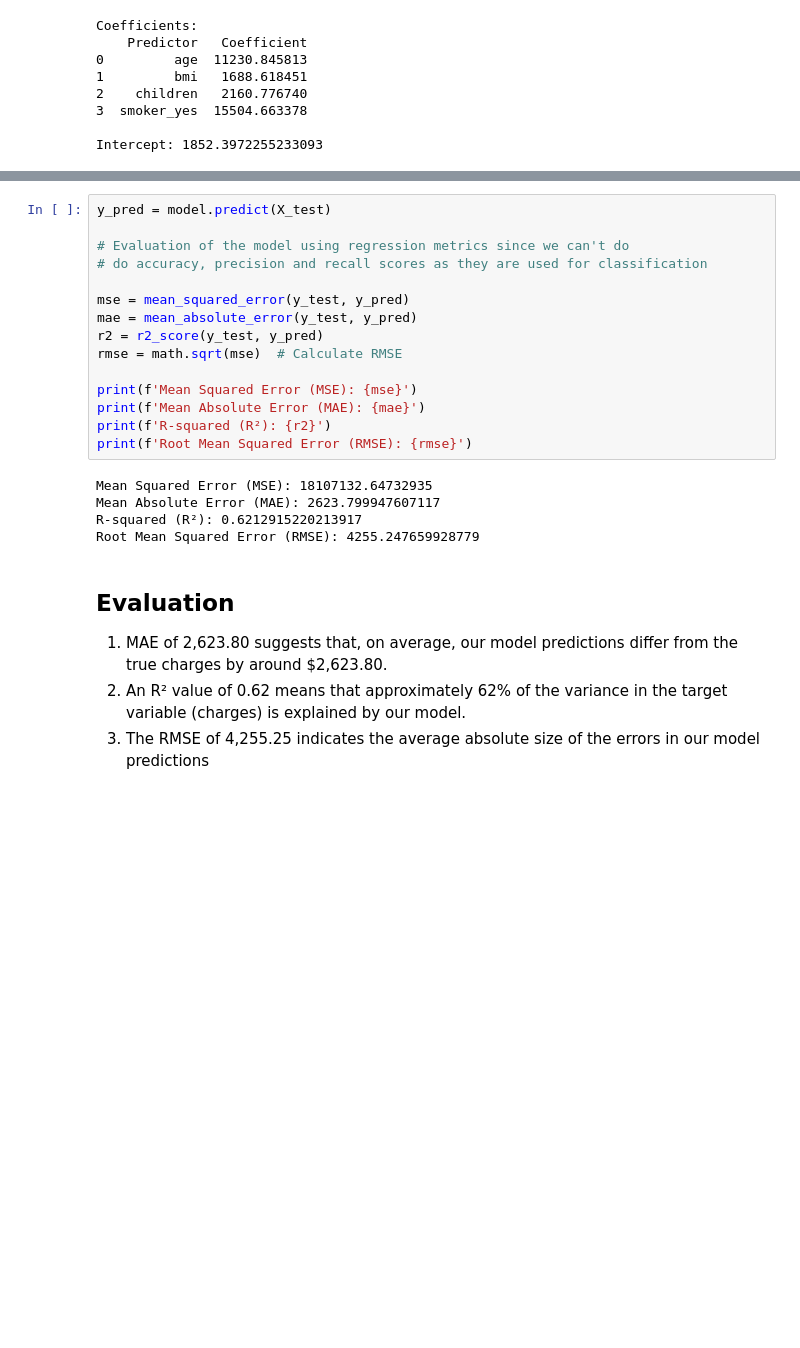
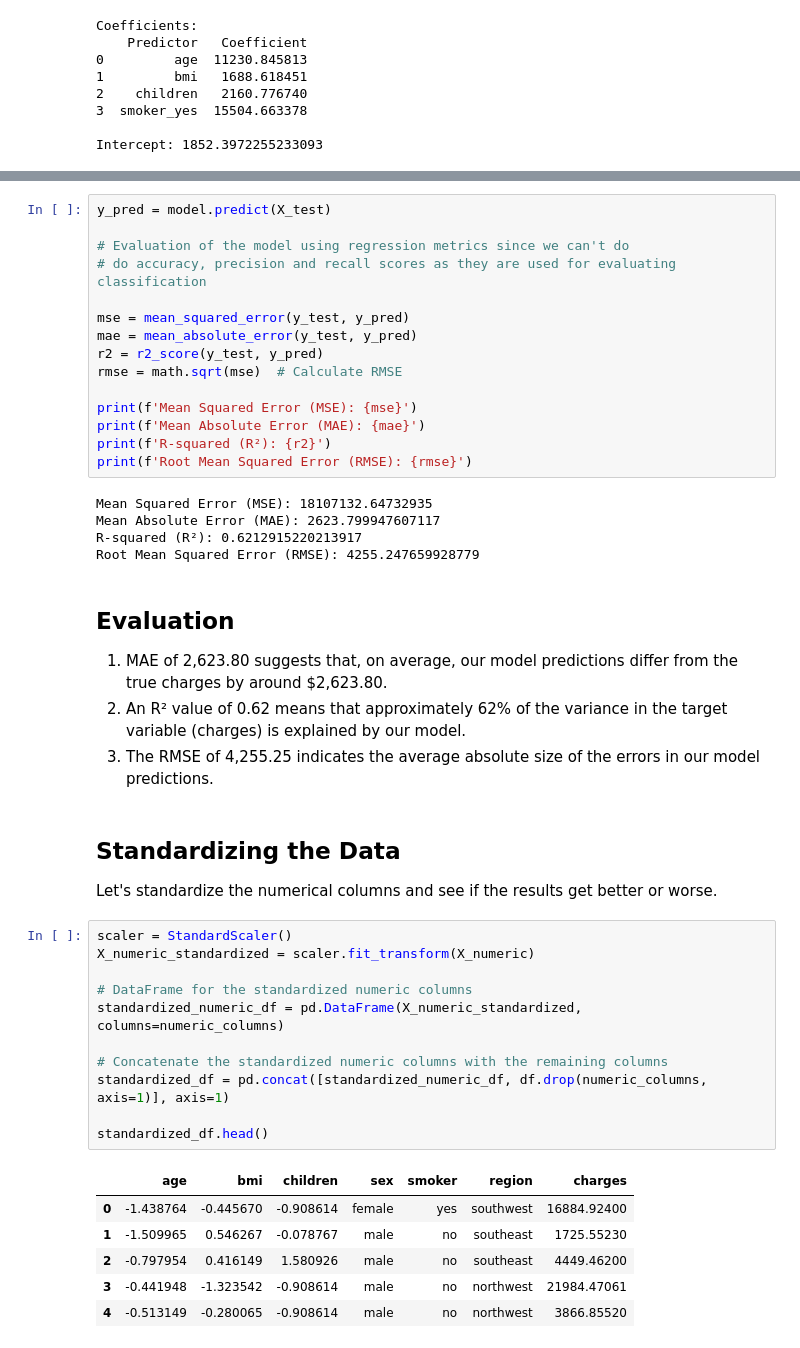
Before and after one commit to amajith000/HW9_P3_MiniProject_Part1, a Jupyter notebook: HW13_MiniProject_Part1&Part2.ipynb, the cells around one changed output, grey strips where cells are left out. Saved outputs shown, nothing was run; the diff lists cells and outputs as text; blank space fills up the shorter version.

```diff
--- a/HW13_MiniProject_Part1&Part2.ipynb
+++ b/HW13_MiniProject_Part1&Part2.ipynb
@@ -330,7 +332,7 @@ Intercept: 1852.3972255233093
 y_pred = model.predict(X_test)
 
 # Evaluation of the model using regression metrics since we can't do
-# do accuracy, precision and recall scores as they are used for classification
+# do accuracy, precision and recall scores as they are used for evaluating classification
 
 mse = mean_squared_error(y_test, y_pred)
 mae = mean_absolute_error(y_test, y_pred)
@@ -351,4 +353,26 @@ Root Mean Squared Error (RMSE): 4255.247659928779
 
 1. MAE of 2,623.80 suggests that, on average, our model predictions differ from the true charges by around $2,623.80.
 2. An R² value of 0.62 means that approximately 62% of the variance in the target variable (charges) is explained by our model.
-3. The RMSE of 4,255.25 indicates the average absolute size of the errors in our model predictions
+3. The RMSE of 4,255.25 indicates the average absolute size of the errors in our model predictions.
+# %% [markdown]
+## Standardizing the Data
+
+Let's standardize the numerical columns and see if the results get better or worse.
+# %%
+scaler = StandardScaler()
+X_numeric_standardized = scaler.fit_transform(X_numeric)
+
+# DataFrame for the standardized numeric columns
+standardized_numeric_df = pd.DataFrame(X_numeric_standardized, columns=numeric_columns)
+
+# Concatenate the standardized numeric columns with the remaining columns
+standardized_df = pd.concat([standardized_numeric_df, df.drop(numeric_columns, axis=1)], axis=1)
+
+standardized_df.head()
+# %% [output]
+|  | age | bmi | children | sex | smoker | region | charges |
+| 0 | -1.438764 | -0.445670 | -0.908614 | female | yes | southwest | 16884.92400 |
+| 1 | -1.509965 | 0.546267 | -0.078767 | male | no | southeast | 1725.55230 |
+| 2 | -0.797954 | 0.416149 | 1.580926 | male | no | southeast | 4449.46200 |
+| 3 | -0.441948 | -1.323542 | -0.908614 | male | no | northwest | 21984.47061 |
+| 4 | -0.513149 | -0.280065 | -0.908614 | male | no | northwest | 3866.85520 |
```
Also changed, not shown: parts of 11 cells of this notebook.
